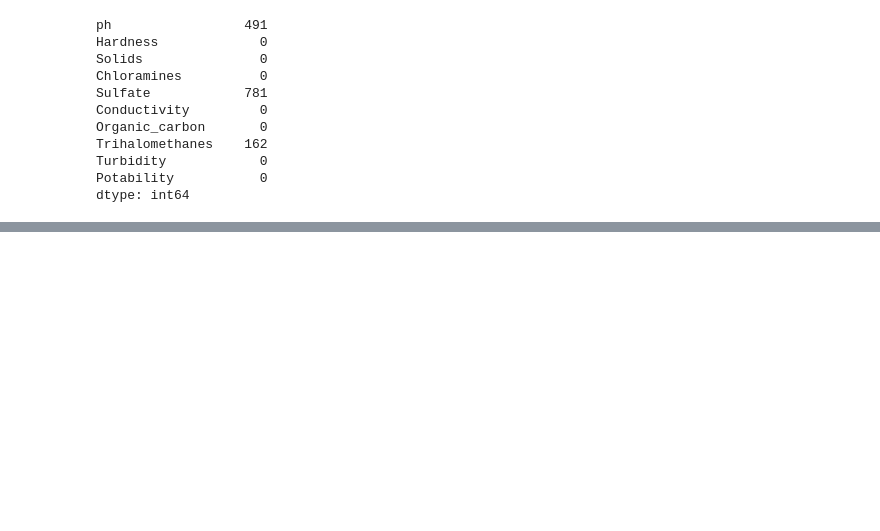
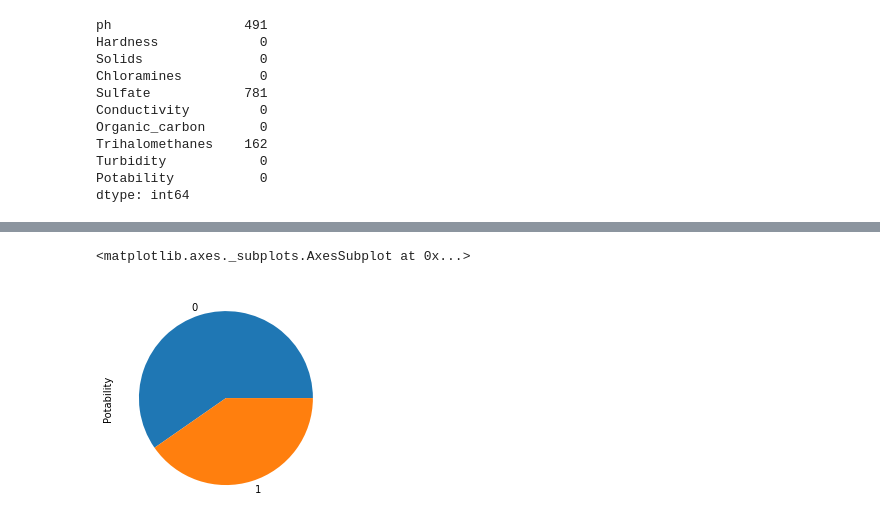
Before and after one commit to aleshark87/data-intensive-project, a Jupyter notebook: Progetto.ipynb, the cells around one changed output, grey strips where cells are left out. Saved outputs shown, nothing was run; the diff lists cells and outputs as text; code cells hidden in the pictures; blank space fills up the shorter version.

```diff
--- a/Progetto.ipynb
+++ b/Progetto.ipynb
@@ -112,5 +109,0 @@ Possiamo rimpiazzare i valori null di ph e trihalomethanes con la media, in quan
-# %%
-dataset['ph'].fillna(dataset['ph'].mean(),inplace=True)
-dataset['Sulfate'].fillna(dataset['Sulfate'].median(),inplace=True)
-dataset['Trihalomethanes'].fillna(dataset['Trihalomethanes'].mean(),inplace=True)
-dataset.isnull().sum()
@@ -128,0 +112,3 @@ dtype: int64
+# %%
+dataset.dropna(inplace=True)
+dataset.isnull().sum()
@@ -128,0 +127,5 @@ dtype: int64
+# %%
+dataset["Potability"].value_counts().plot.pie()
+# %% [output]
+<matplotlib.axes._subplots.AxesSubplot at 0x...>
+[figure, added]
```
Also changed, not shown: parts of 49 cells of this notebook.
